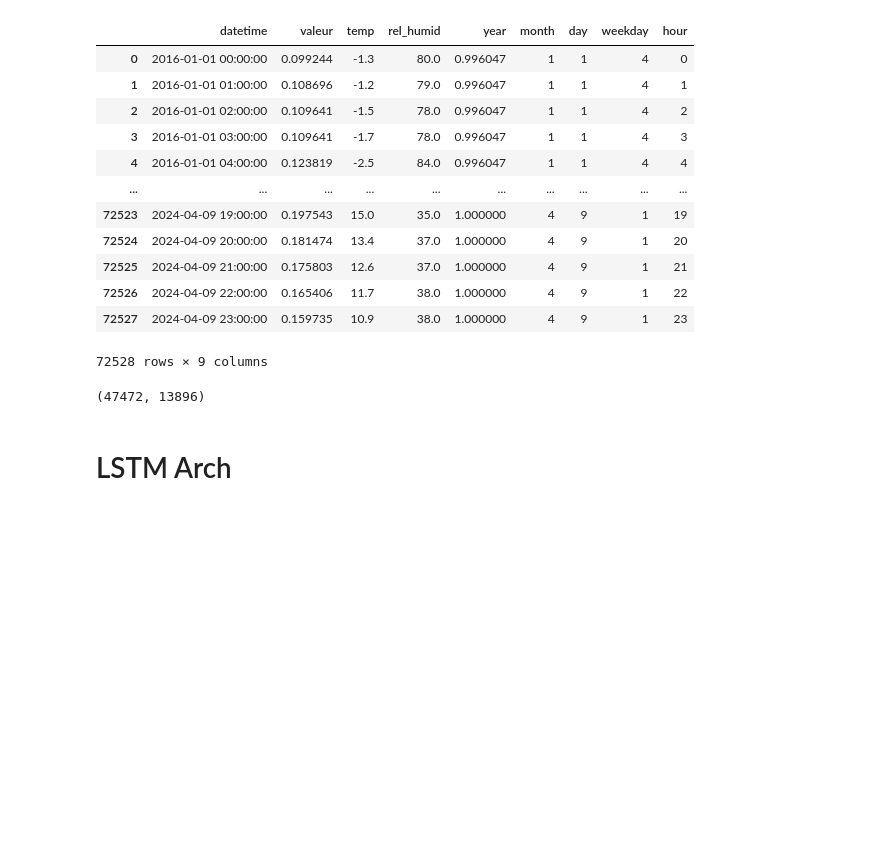
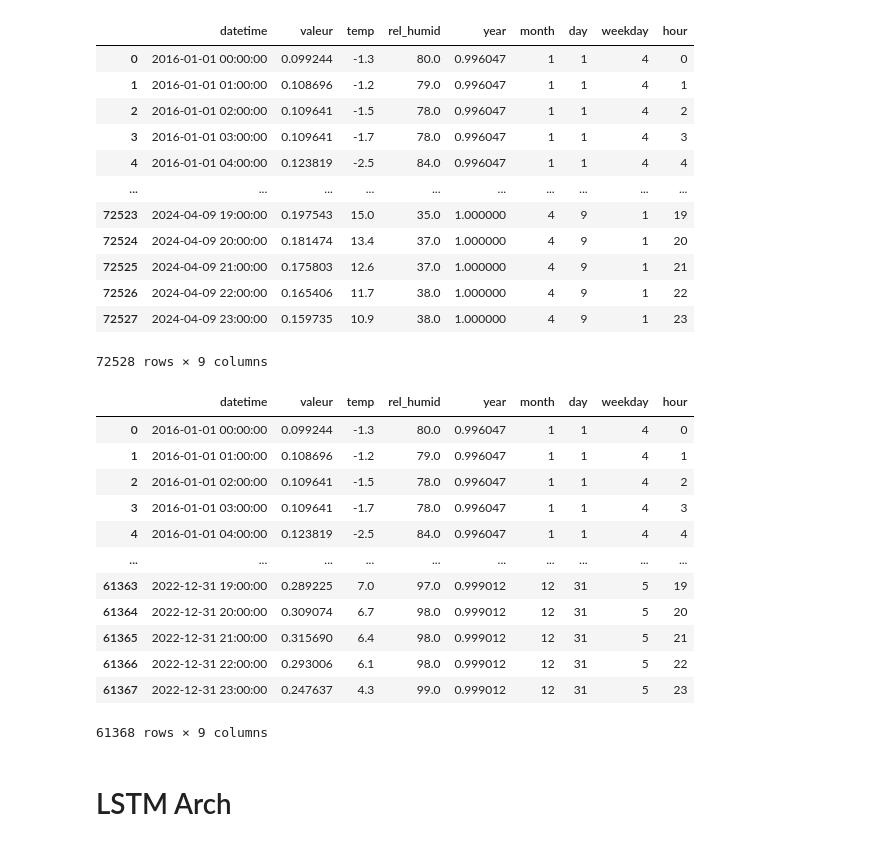
Before and after one commit to Magellol/montreal-aqi-predictions, a Jupyter notebook: index.ipynb, the cells around one changed output. Cells and saved outputs as stored; diff of their text form; code cells hidden in the pictures; blank space fills up the shorter version.

```diff
--- a/index.ipynb
+++ b/index.ipynb
@@ -264,24 +303,3 @@ merged
 | 72526 | 2024-04-09 22:00:00 | 0.165406 | 11.7 | 38.0 | 1.000000 | 4 | 9 | 1 | 22 |
 | 72527 | 2024-04-09 23:00:00 | 0.159735 | 10.9 | 38.0 | 1.000000 | 4 | 9 | 1 | 23 |
 72528 rows × 9 columns
-# %%
-
-# Train data goes from FIRST_DAY to 2021-05-31
-split_date_valid = pd.Timestamp('2021-06-01')
-
-# Validation data goes from 2021-06-01 to 2022-12-31
-split_date_test = pd.Timestamp('2023-01-01')
-
-# Test data goes from 2023-01-01 to LAST_DAY
-
-train_idx = merged['datetime'] < split_date_valid
-valid_idx = (merged['datetime'] >= split_date_valid) & (merged['datetime'] < split_date_test)
-test_idx = merged['datetime'] >= split_date_test
-
-train_idxs = np.where(train_idx)[0].tolist()
-valid_idxs = np.where(valid_idx)[0].tolist()
-test_idxs = np.where(test_idx)[0].tolist()
-
-len(merged.loc[train_idxs]), len(valid_idxs)
-# %% [output]
-(47472, 13896)
@@ -311,3 +306,26 @@ def mk_dls(df):
+# %%
+(train_idxs, valid_idxs, test_idxs) = split_data(merged)
+
+train_valid_df = pd.concat([
+    merged.loc[train_idxs],
+    merged.loc[valid_idxs],
+])
+
+train_valid_df
+# %% [output]
+|  | datetime | valeur | temp | rel_humid | year | month | day | weekday | hour |
+| 0 | 2016-01-01 00:00:00 | 0.099244 | -1.3 | 80.0 | 0.996047 | 1 | 1 | 4 | 0 |
+| 1 | 2016-01-01 01:00:00 | 0.108696 | -1.2 | 79.0 | 0.996047 | 1 | 1 | 4 | 1 |
+| 2 | 2016-01-01 02:00:00 | 0.109641 | -1.5 | 78.0 | 0.996047 | 1 | 1 | 4 | 2 |
+| 3 | 2016-01-01 03:00:00 | 0.109641 | -1.7 | 78.0 | 0.996047 | 1 | 1 | 4 | 3 |
+| 4 | 2016-01-01 04:00:00 | 0.123819 | -2.5 | 84.0 | 0.996047 | 1 | 1 | 4 | 4 |
+| ... | ... | ... | ... | ... | ... | ... | ... | ... | ... |
+| 61363 | 2022-12-31 19:00:00 | 0.289225 | 7.0 | 97.0 | 0.999012 | 12 | 31 | 5 | 19 |
+| 61364 | 2022-12-31 20:00:00 | 0.309074 | 6.7 | 98.0 | 0.999012 | 12 | 31 | 5 | 20 |
+| 61365 | 2022-12-31 21:00:00 | 0.315690 | 6.4 | 98.0 | 0.999012 | 12 | 31 | 5 | 21 |
+| 61366 | 2022-12-31 22:00:00 | 0.293006 | 6.1 | 98.0 | 0.999012 | 12 | 31 | 5 | 22 |
+| 61367 | 2022-12-31 23:00:00 | 0.247637 | 4.3 | 99.0 | 0.999012 | 12 | 31 | 5 | 23 |
+61368 rows × 9 columns
 # %% [markdown]
 # LSTM Arch
 # %% [markdown]
```
Also changed, not shown: parts of 14 cells of this notebook.
